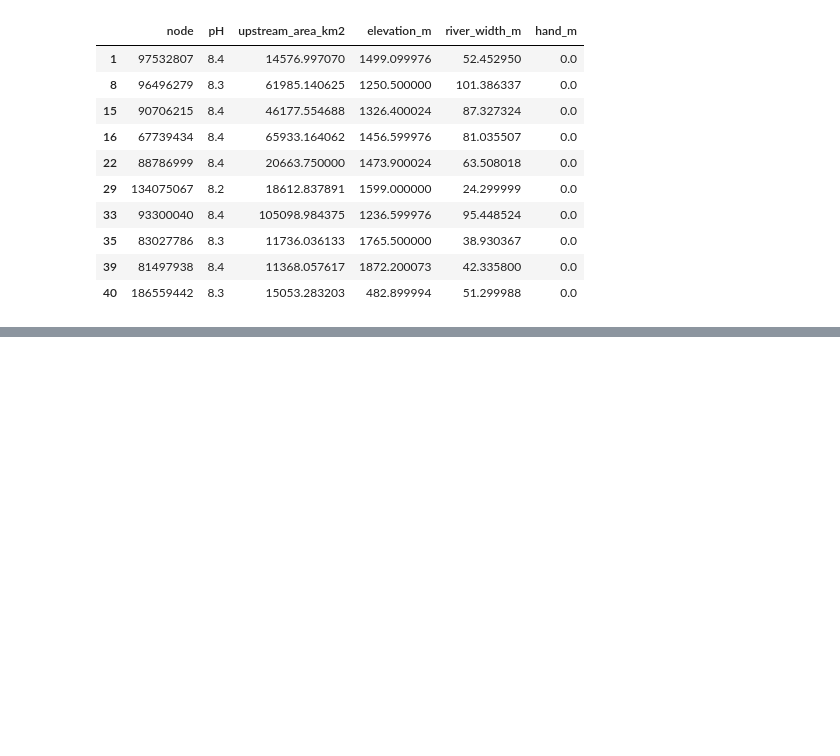
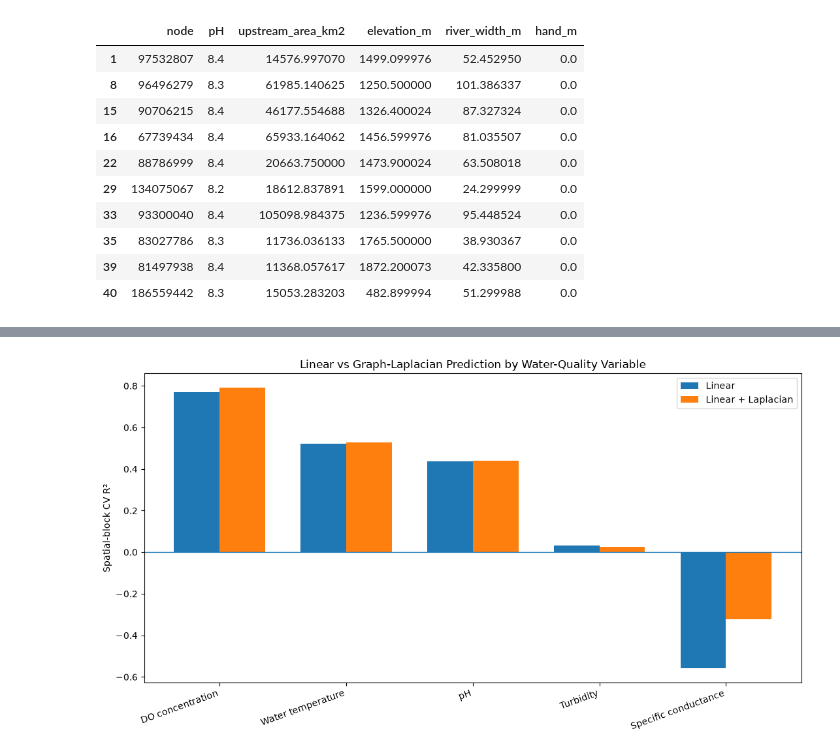
Before and after one commit to andrewc156/rivernets, a Jupyter notebook: graph_linear_regression_laplacian.ipynb, the cells around one changed output, grey strips where cells are left out. Saved outputs shown, nothing was run; the diff lists cells and outputs as text; code cells hidden in the pictures; blank space fills up the shorter version.

Commit message:
laplacian and linear regression completed

```diff
--- a/graph_linear_regression_laplacian.ipynb
+++ b/graph_linear_regression_laplacian.ipynb
@@ -5665,0 +11769,76 @@ CHEMISTRY_PLUS_RIVER = (
+# %%
+# ============================================================
+# FIGURE 1:
+# LINEAR VS GRAPH R²
+# ============================================================
+
+import matplotlib.pyplot as plt
+import numpy as np
+
+
+plot_df = final_results.sort_values(
+    "Graph R²",
+    ascending=False
+).copy()
+
+
+x = np.arange(
+    len(plot_df)
+)
+
+width = 0.36
+
+
+fig, ax = plt.subplots(
+    figsize=(11, 6)
+)
+
+
+ax.bar(
+    x - width / 2,
+    plot_df["Linear R²"],
+    width,
+    label="Linear"
+)
+
+ax.bar(
+    x + width / 2,
+    plot_df["Graph R²"],
+    width,
+    label="Linear + Laplacian"
+)
+
+
+ax.axhline(
+    0,
+    linewidth=1
+)
+
+
+ax.set_xticks(x)
+
+ax.set_xticklabels(
+    plot_df["Target"],
+    rotation=20,
+    ha="right"
+)
+
+ax.set_ylabel("Spatial-block CV R²")
+
+ax.set_title(
+    "Linear vs Graph-Laplacian Prediction by Water-Quality Variable"
+)
+
+ax.legend()
+
+plt.tight_layout()
+
+plt.savefig(
+    "linear_vs_laplacian_r2.png",
+    dpi=300,
+    bbox_inches="tight"
+)
+
+plt.show()
+# %% [output]
+[figure, added]
```
Also changed, not shown: parts of 51 cells of this notebook, 5 other files.
